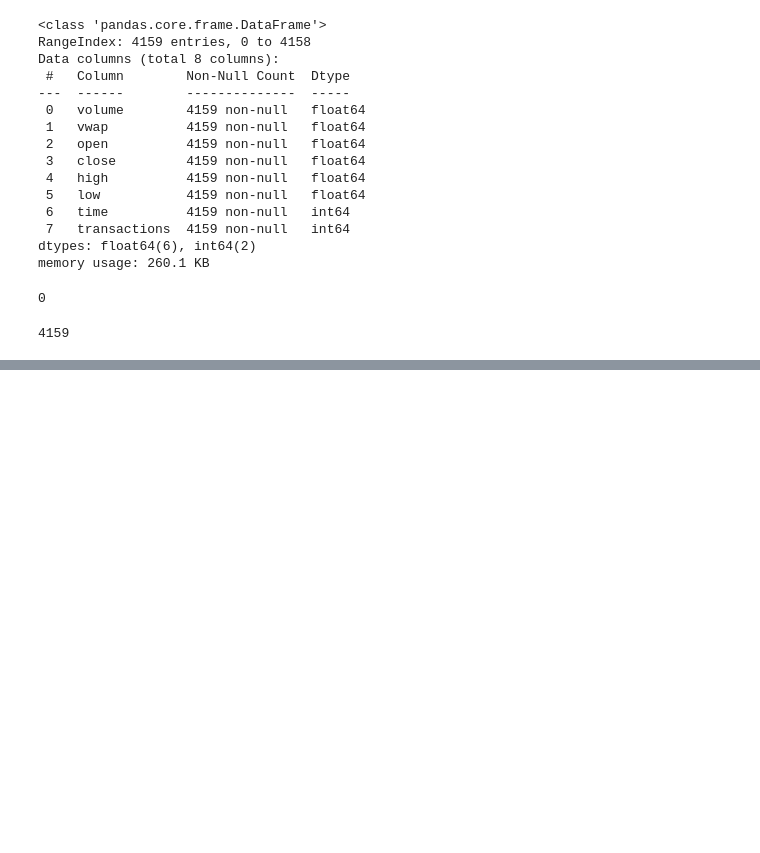
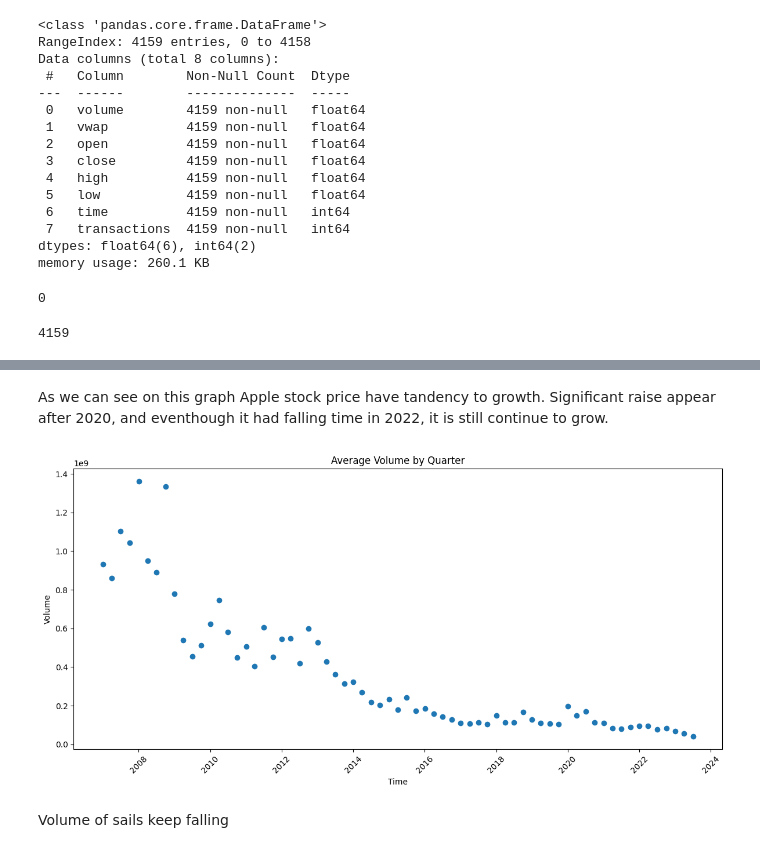
Before and after one commit to LeoBrOd/Course_in_Data_Analyse, a Jupyter notebook: Week_12_Applications_for_Data_Analysis/Day_3-4_Mini_Project_Days/Advanced_Statistical_Analysis_Of_Apple_Inc_Stock_Data/Week_12_Day_3_Mini_Project_Advanced_Statistical_Analysis_Of_Apple_Stock_Da.ipynb, the cells around one changed output, grey strips where cells are left out. Saved outputs shown, nothing was run; the diff lists cells and outputs as text; code cells hidden in the pictures; blank space fills up the shorter version.

```diff
--- a/Week_12_Applications_for_Data_Analysis/Day_3-4_Mini_Project_Days/Advanced_Statistical_Analysis_Of_Apple_Inc_Stock_Data/Week_12_Day_3_Mini_Project_Advanced_Statistical_Analysis_Of_Apple_Stock_Da.ipynb
+++ b/Week_12_Applications_for_Data_Analysis/Day_3-4_Mini_Project_Days/Advanced_Statistical_Analysis_Of_Apple_Inc_Stock_Data/Week_12_Day_3_Mini_Project_Advanced_Statistical_Analysis_Of_Apple_Stock_Da.ipynb
@@ -101,0 +152,15 @@ ValueError: setting an array element with a sequence. The requested array has an
+# %% [markdown]
+As we can see on this graph Apple stock price have tandency to growth. Significant raise appear after 2020, and eventhough it had falling time in 2022, it is still continue  to grow.
+# %%
+plt.figure(figsize=(12, 6))
+plt.scatter(quarter_data['time'], quarter_data['volume'])
+plt.xlabel('Time')
+plt.ylabel('Volume')
+plt.title('Average Volume by Quarter')
+plt.xticks(rotation=45)
+plt.tight_layout()
+plt.show()
+# %% [output]
+[figure, added]
+# %% [markdown]
+Volume of sails keep falling
```
Also changed, not shown: parts of 19 cells of this notebook.
